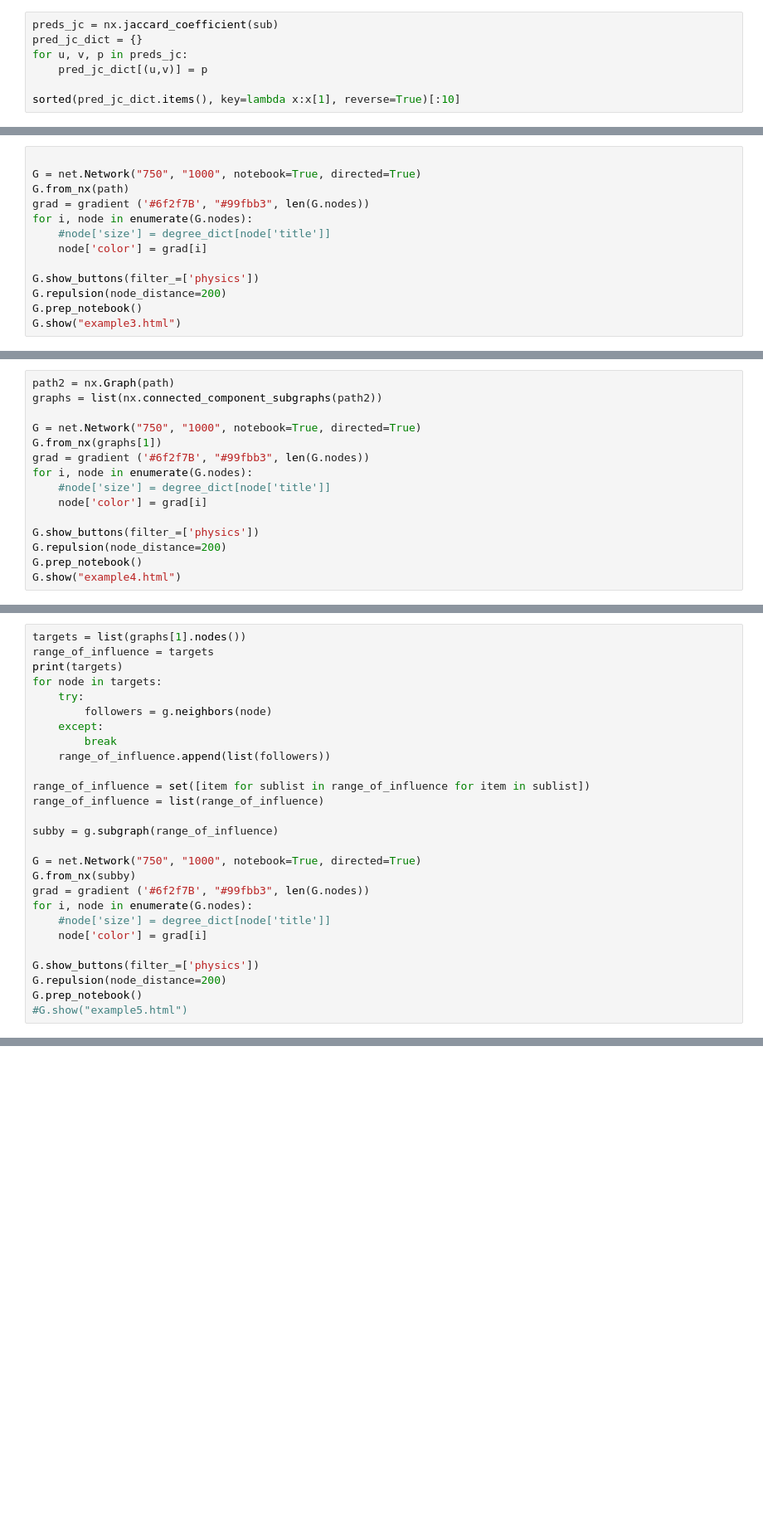
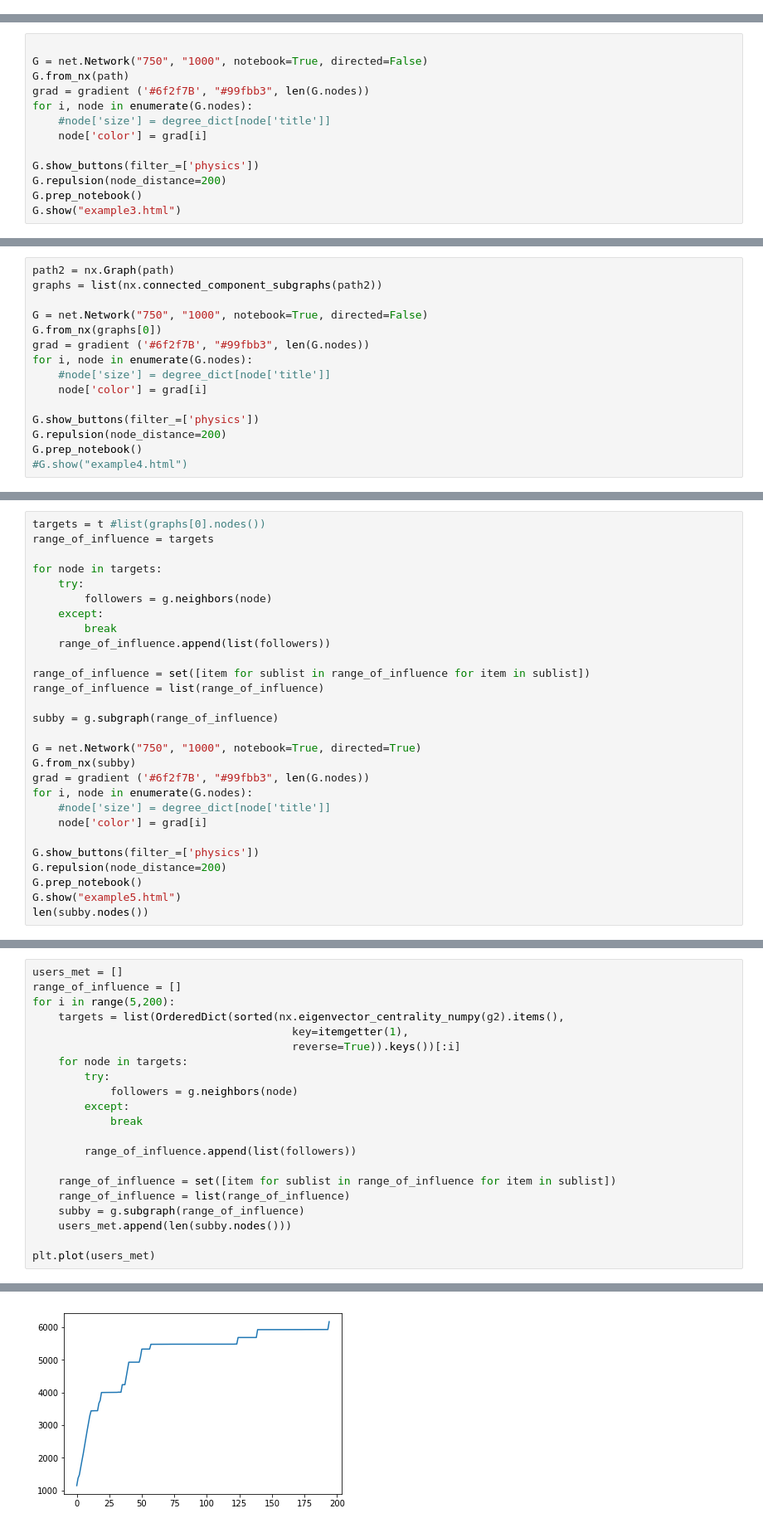
Before and after one commit to cybera/data-science-for-entrepreneurs-workshops, a Jupyter notebook: GraphAnalysis.ipynb, the cells around one changed output, grey strips where cells are left out. Shown at 83% size. Cells and saved outputs as stored; diff of their text form; blank space fills up the shorter version.

```diff
--- a/GraphAnalysis.ipynb
+++ b/GraphAnalysis.ipynb
@@ -296,10 +336,3 @@ def gradient(start, stop, steps):
 # Gradient for blue with 50 steps
 mycolor = "#000011"
 grad = gradient (mycolor, "#0000ff",50)
-# %%
-preds_jc = nx.jaccard_coefficient(sub)
-pred_jc_dict = {}
-for u, v, p in preds_jc:
-    pred_jc_dict[(u,v)] = p
-
-sorted(pred_jc_dict.items(), key=lambda x:x[1], reverse=True)[:10]
@@ -426,6 +429,6 @@ OrderedDict([('jaonesix', 0.532407396023853),
 # %%
 
-G = net.Network("750", "1000", notebook=True, directed=True)
+G = net.Network("750", "1000", notebook=True, directed=False)
 G.from_nx(path)
 grad = gradient ('#6f2f7B', "#99fbb3", len(G.nodes))
 for i, node in enumerate(G.nodes):
@@ -442,8 +445,8 @@ G.show("example3.html")
 path2 = nx.Graph(path)
 graphs = list(nx.connected_component_subgraphs(path2))
 
-G = net.Network("750", "1000", notebook=True, directed=True)
-G.from_nx(graphs[1])
+G = net.Network("750", "1000", notebook=True, directed=False)
+G.from_nx(graphs[0])
 grad = gradient ('#6f2f7B', "#99fbb3", len(G.nodes))
 for i, node in enumerate(G.nodes):
     #node['size'] = degree_dict[node['title']]
@@ -452,4 +455,4 @@ for i, node in enumerate(G.nodes):
 G.show_buttons(filter_=['physics'])
 G.repulsion(node_distance=200)
 G.prep_notebook()
-G.show("example4.html")
+#G.show("example4.html")
@@ -458,7 +459,7 @@ G.show("example4.html")
 # %%
-targets = list(graphs[1].nodes())
+targets = t #list(graphs[0].nodes())
 range_of_influence = targets
-print(targets)
+
 for node in targets:
     try:
         followers = g.neighbors(node)
@@ -481,5 +482,6 @@ for i, node in enumerate(G.nodes):
 G.show_buttons(filter_=['physics'])
 G.repulsion(node_distance=200)
 G.prep_notebook()
-#G.show("example5.html")
+G.show("example5.html")
+len(subby.nodes())
 # %% [output]
@@ -486,0 +489,22 @@ G.prep_notebook()
+# %%
+users_met = []
+range_of_influence = []
+for i in range(5,200):
+    targets = list(OrderedDict(sorted(nx.eigenvector_centrality_numpy(g2).items(),
+                                        key=itemgetter(1),
+                                        reverse=True)).keys())[:i]
+    for node in targets:
+        try:
+            followers = g.neighbors(node)
+        except:
+            break
+
+        range_of_influence.append(list(followers))
+
+    range_of_influence = set([item for sublist in range_of_influence for item in sublist])
+    range_of_influence = list(range_of_influence)
+    subby = g.subgraph(range_of_influence)
+    users_met.append(len(subby.nodes()))
+
+plt.plot(users_met)
+# %% [output]
@@ -486,0 +512 @@ G.prep_notebook()
+[figure, added]
```
Also changed, not shown: parts of 53 cells of this notebook.
